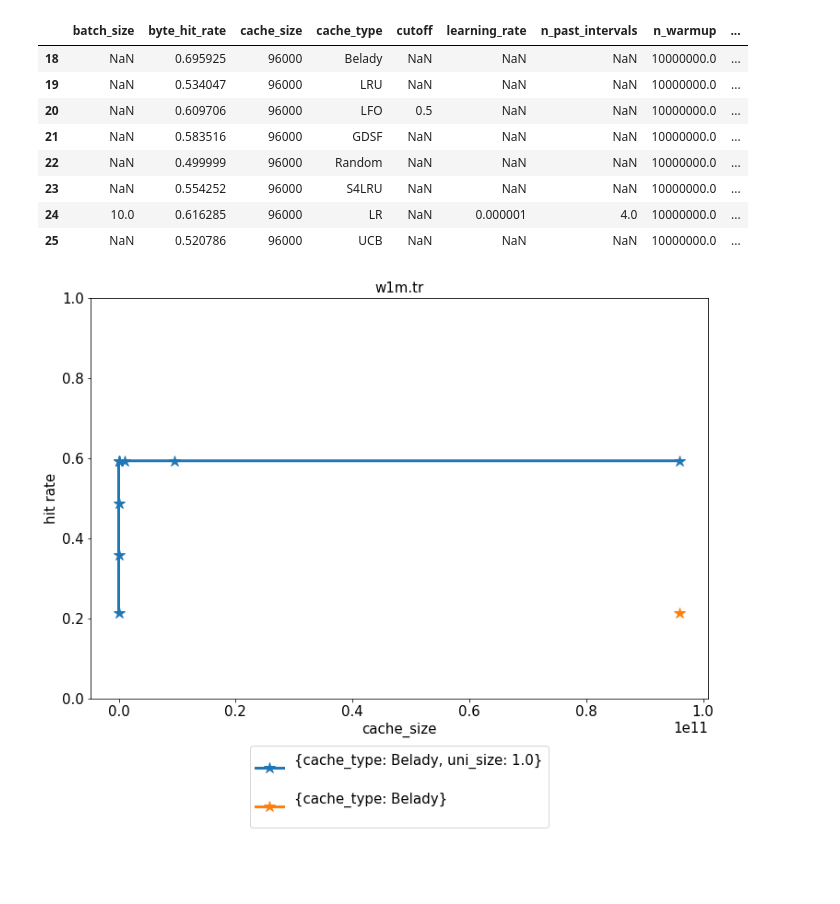
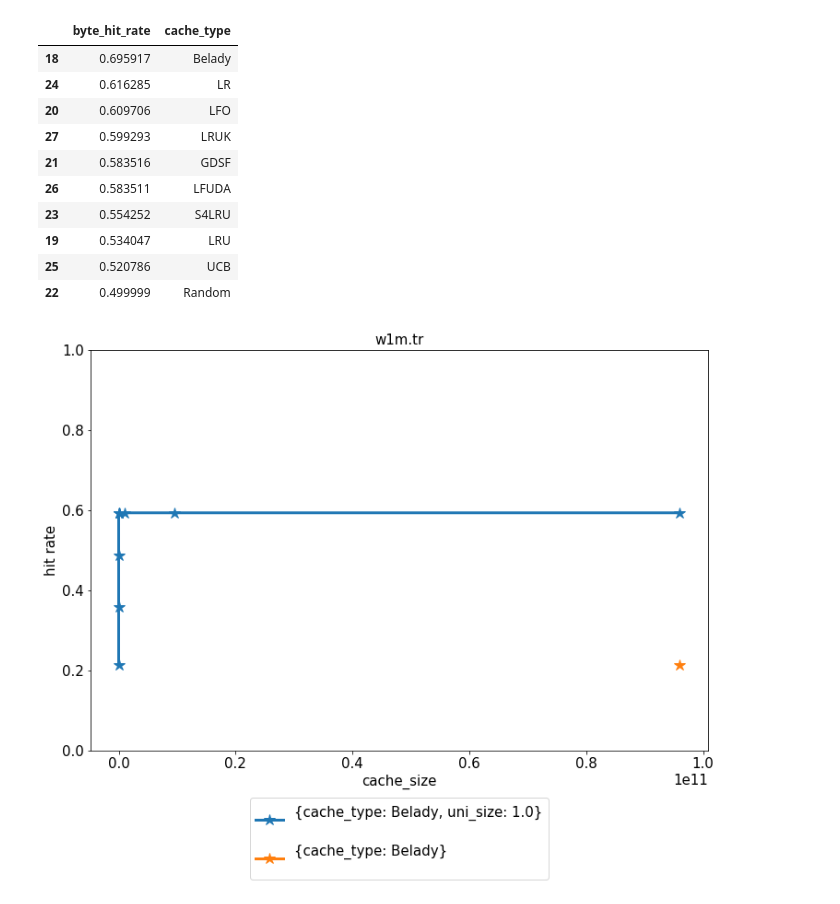
Before and after one commit to dasebe/webcachesim, a Jupyter notebook: notebook/evaluation.ipynb, the cells around one changed output. Cells and saved outputs as stored; diff of their text form; code cells hidden in the pictures; blank space fills up the shorter version.

```diff
--- a/notebook/evaluation.ipynb
+++ b/notebook/evaluation.ipynb
@@ -101,15 +101,17 @@ plt.show()
-# %%
-df1
-# %% [output]
-|  | batch_size | byte_hit_rate | cache_size | cache_type | cutoff | learning_rate | n_past_intervals | n_warmup | ... |
-| 18 | NaN | 0.695925 | 96000 | Belady | NaN | NaN | NaN | 10000000.0 | ... |
-| 19 | NaN | 0.534047 | 96000 | LRU | NaN | NaN | NaN | 10000000.0 | ... |
-| 20 | NaN | 0.609706 | 96000 | LFO | 0.5 | NaN | NaN | 10000000.0 | ... |
-| 21 | NaN | 0.583516 | 96000 | GDSF | NaN | NaN | NaN | 10000000.0 | ... |
-| 22 | NaN | 0.499999 | 96000 | Random | NaN | NaN | NaN | 10000000.0 | ... |
-| 23 | NaN | 0.554252 | 96000 | S4LRU | NaN | NaN | NaN | 10000000.0 | ... |
-| 24 | 10.0 | 0.616285 | 96000 | LR | NaN | 0.000001 | 4.0 | 10000000.0 | ... |
-| 25 | NaN | 0.520786 | 96000 | UCB | NaN | NaN | NaN | 10000000.0 | ... |
+# %%
+df1[['byte_hit_rate', 'cache_type']].sort_values('byte_hit_rate', ascending=False)
+# %% [output]
+|  | byte_hit_rate | cache_type |
+| 18 | 0.695917 | Belady |
+| 24 | 0.616285 | LR |
+| 20 | 0.609706 | LFO |
+| 27 | 0.599293 | LRUK |
+| 21 | 0.583516 | GDSF |
+| 26 | 0.583511 | LFUDA |
+| 23 | 0.554252 | S4LRU |
+| 19 | 0.534047 | LRU |
+| 25 | 0.520786 | UCB |
+| 22 | 0.499999 | Random |
 # %%
 trace = 'w1m.tr'
 
```
Also changed, not shown: parts of 1 cell of this notebook, 8 other files.
